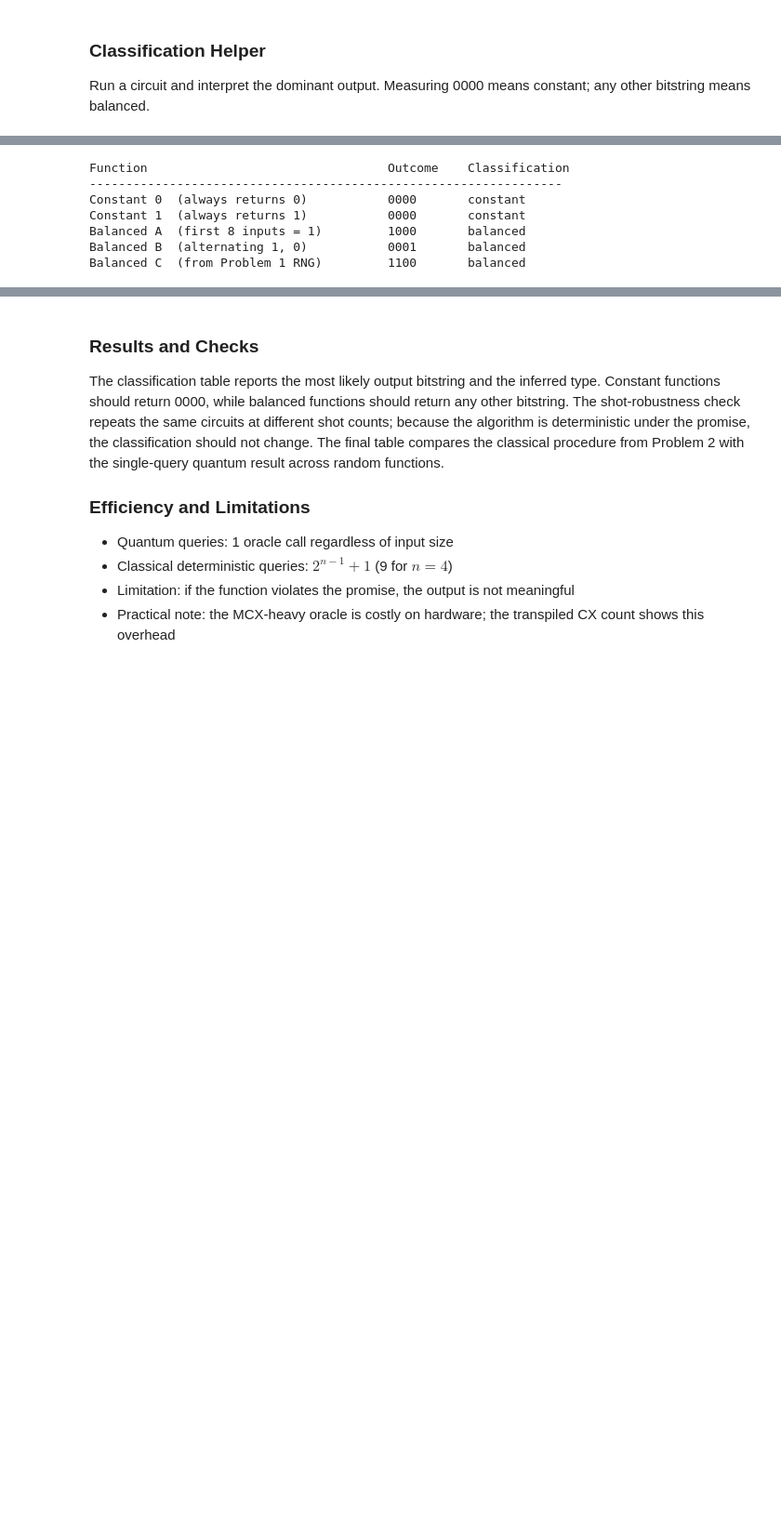
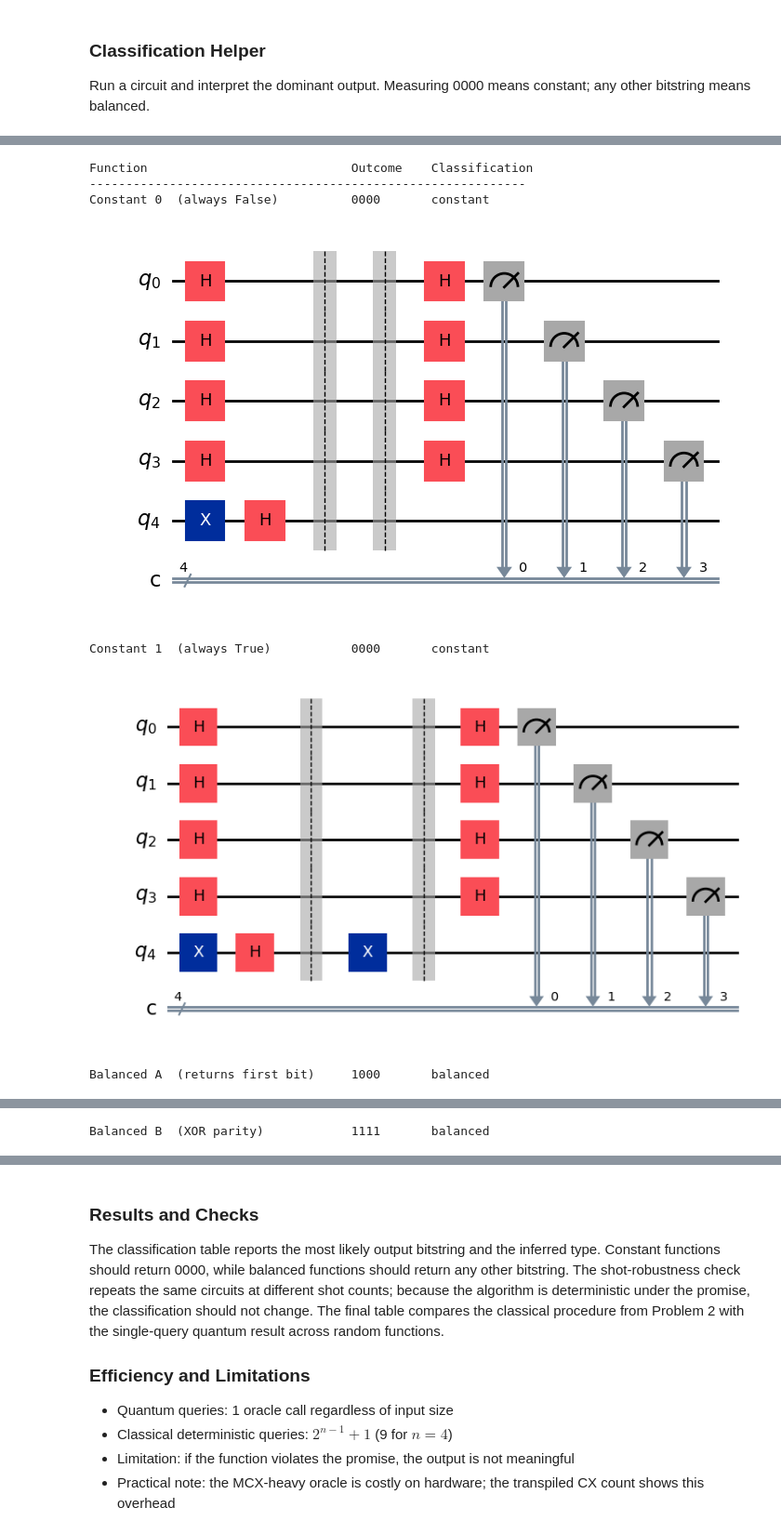
Before and after one commit to nathanbuyr/EmergingTechnologiesNoteBook, a Jupyter notebook: problems.ipynb, the cells around one changed output, grey strips where cells are left out. Shown at 93% size. Saved outputs shown, nothing was run; the diff lists cells and outputs as text; code cells hidden in the pictures; blank space fills up the shorter version.

Commit message:
Expanded Problem 5 with more markdown and circuit diagrams

```diff
--- a/problems.ipynb
+++ b/problems.ipynb
@@ -1184,26 +1236,30 @@ def deutsch_jozsa(oracle: QuantumCircuit) -> QuantumCircuit:
     Parameters:
         oracle (QuantumCircuit): Oracle circuit to wrap.
     Returns:
-        QuantumCircuit: Full Deutsch-Jozsa circuit.
+        QuantumCircuit: Full Deutsch-Jozsa circuit with measurement.
     """
     qc = QuantumCircuit(5, 4)
 
-    # put the ancilla into |-> so phase kickback can work
+    # Put the ancilla into |-> so phase kickback can work
     qc.x(4)
     qc.h(4)
 
-    # put all four input qubits into equal superposition
+    # Put all four input qubits into equal superposition
     for i in range(4):
         qc.h(i)
 
-    # query the oracle once — evaluates all 16 inputs simultaneously
+    qc.barrier()
+
+    # Query the oracle once — evaluates all 16 inputs simultaneously
     qc.compose(oracle, inplace=True)
 
-    # interference step: constant -> 0000, balanced -> anything else
+    qc.barrier()
+
+    # Interference step: constant -> 0000, balanced -> anything else
     for i in range(4):
         qc.h(i)
 
-    # measure input register only, discard ancilla
+    # Measure input register only, discard ancilla
     qc.measure(range(4), range(4))
 
     return qc
@@ -1253,21 +1324,26 @@ Execute the Deutsch-Jozsa circuit for each test function and print the measured
 # %%
-# classification results
-print(f"{'Function':<40} {'Outcome':<10} {'Classification'}")
-print("-" * 65)
+print(f"{'Function':<35} {'Outcome':<10} {'Classification'}")
+print("-" * 60)
 
 for name, tt in test_functions.items():
     circuit = deutsch_jozsa(build_oracle(tt))
-    outcome = max(
-        simulator.run(circuit, shots=1024).result().get_counts(),
-        key=lambda k: simulator.run(circuit, shots=1024).result().get_counts()[k]
-    )
-    result = classify(circuit)
-    print(f"{name:<40} {outcome:<10} {result}")
+
+    # Run the circuit and extract the most frequent outcome
+    counts = simulator.run(circuit, shots=1024).result().get_counts()
+    outcome = max(counts, key=counts.get)
+    result = "constant" if outcome == "0000" else "balanced"
+
+    print(f"{name:<35} {outcome:<10} {result}")
+    print()
+
+    # Display the full circuit inline for this function
+    display(circuit.draw("mpl"))
+    print()
 # %% [output]
-Function                                 Outcome    Classification
------------------------------------------------------------------
-Constant 0  (always returns 0)           0000       constant
-Constant 1  (always returns 1)           0000       constant
-Balanced A  (first 8 inputs = 1)         1000       balanced
-Balanced B  (alternating 1, 0)           0001       balanced
-Balanced C  (from Problem 1 RNG)         1100       balanced
+Function                            Outcome    Classification
+------------------------------------------------------------
+Constant 0  (always False)          0000       constant
+[figure, added]
+Constant 1  (always True)           0000       constant
+[figure, added]
+Balanced A  (returns first bit)     1000       balanced
@@ -1273,0 +1351 @@ Balanced C  (from Problem 1 RNG)         1100       balanced
+Balanced B  (XOR parity)            1111       balanced
```
Also changed, not shown: parts of 22 cells of this notebook.
